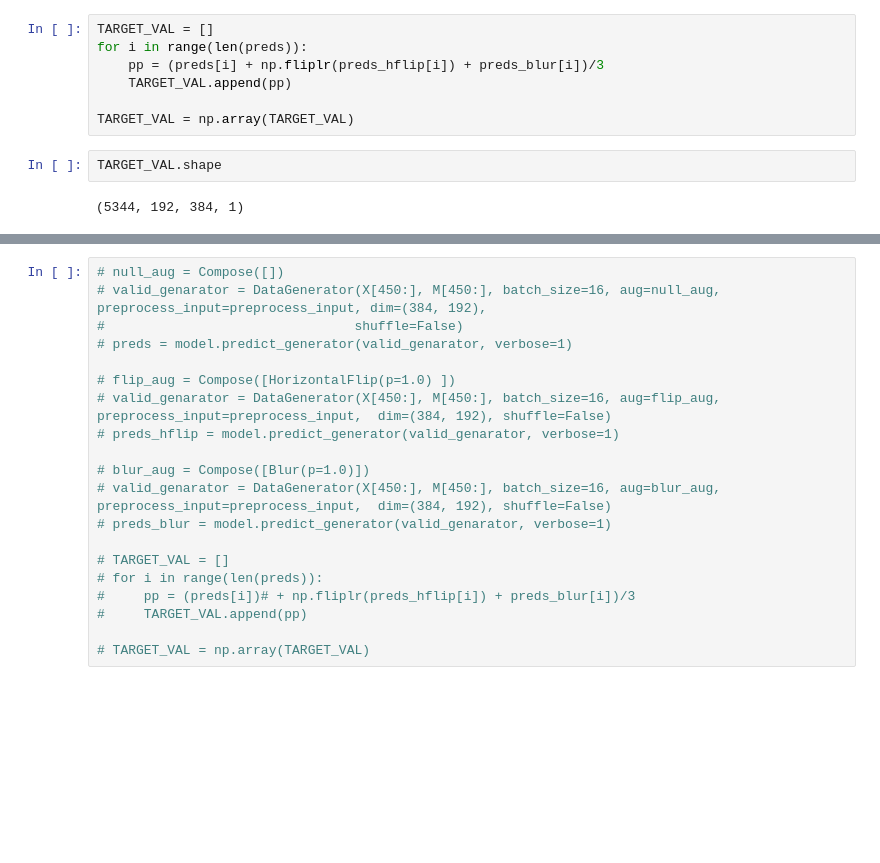
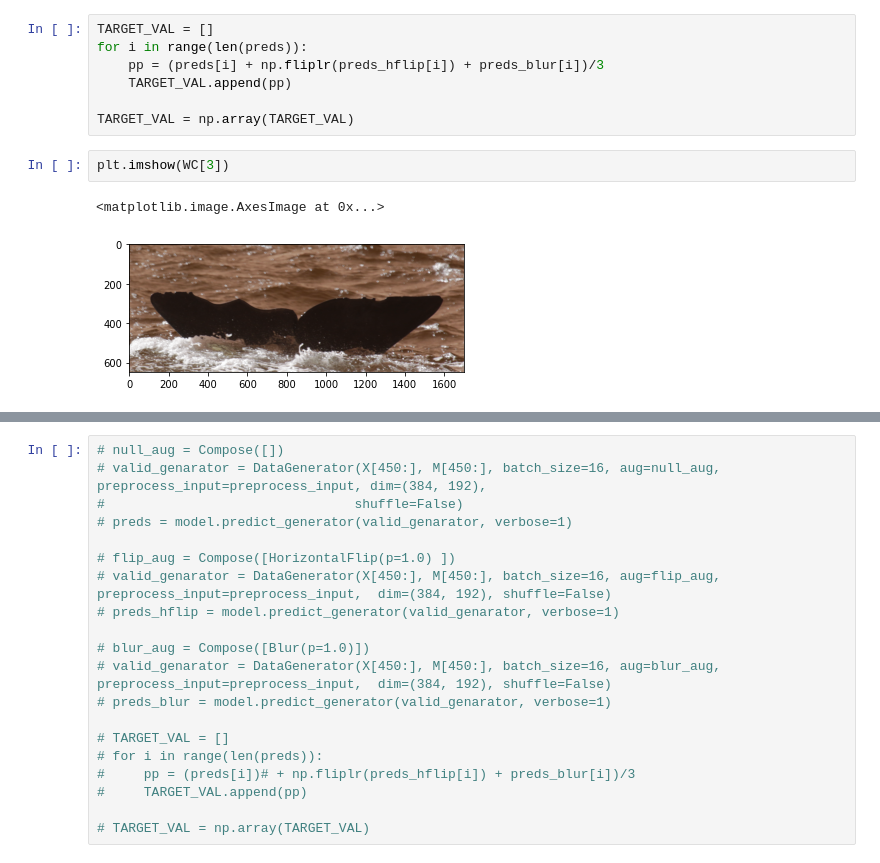
Before and after one commit to philippschw/whale_pytorch, a Jupyter notebook: masks/generalizing-whale-masks-with-masked-results_whalechallenge.ipynb, the cells around one changed output, grey strips where cells are left out. Drawn from its saved outputs; the diff is of its cells as text; blank space fills up the shorter version.

```diff
--- a/masks/generalizing-whale-masks-with-masked-results_whalechallenge.ipynb
+++ b/masks/generalizing-whale-masks-with-masked-results_whalechallenge.ipynb
@@ -375,7 +375,8 @@ for i in range(len(preds)):
     TARGET_VAL.append(pp)
 
 TARGET_VAL = np.array(TARGET_VAL)
-# %%
-TARGET_VAL.shape
-# %% [output]
-(5344, 192, 384, 1)
+# %%
+plt.imshow(WC[3])
+# %% [output]
+<matplotlib.image.AxesImage at 0x...>
+[figure, added]
```
Also changed, not shown: parts of 21 cells of this notebook, 8 other files.
